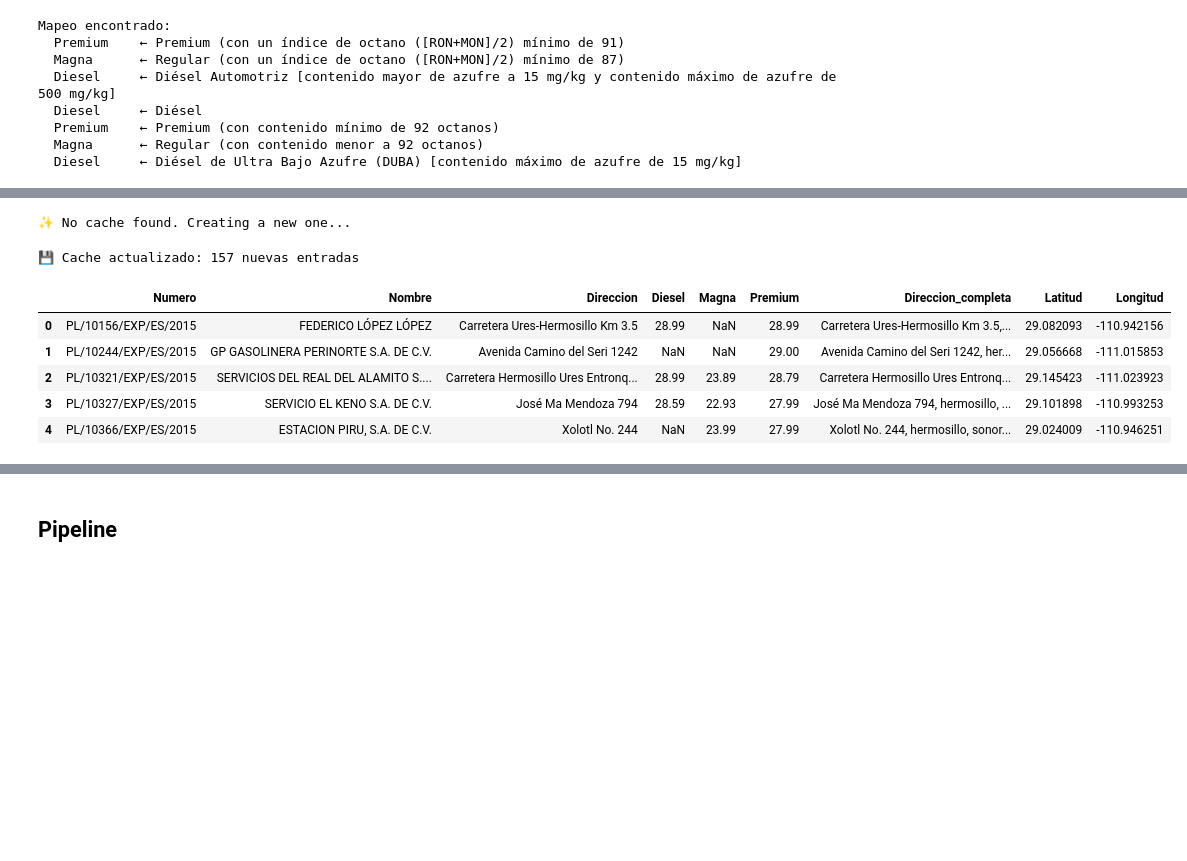
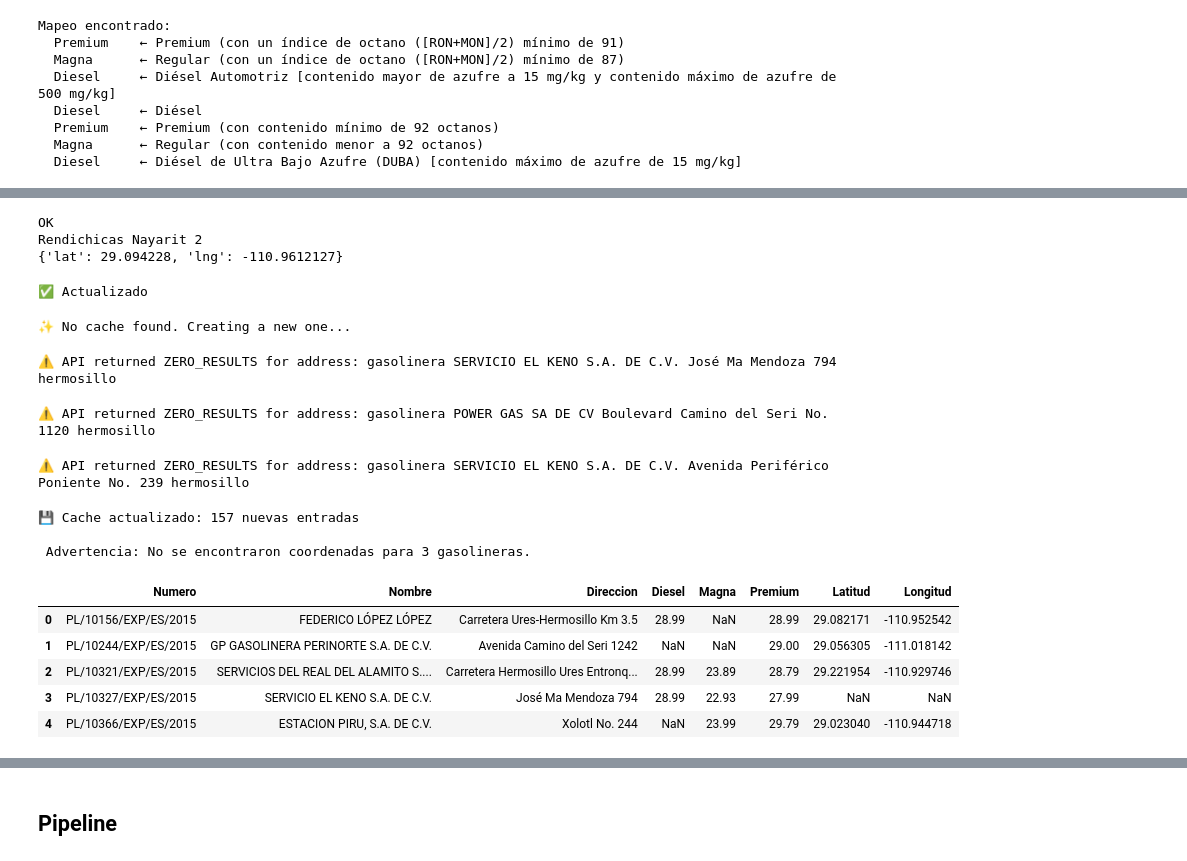
Before and after one commit to anmerino-pnd/sina, a Jupyter notebook: notebooks/gas_01.ipynb, the cells around one changed output, grey strips where cells are left out. Saved outputs shown, nothing was run; the diff lists cells and outputs as text; code cells hidden in the pictures; blank space fills up the shorter version.

```diff
--- a/notebooks/gas_01.ipynb
+++ b/notebooks/gas_01.ipynb
@@ -13,7 +13,7 @@ from sina.config.credentials import gasolina_api_rest, google_api_key
 
 CACHE_FILE = Path("gasolineras_coordenadas.json")
 base_dir = GAS_DATA
-CIUDAD  = "hermosillo"
+MUNICIPIO  = "hermosillo"
 ESTADO  = "sonora"
 PAIS    = "mexico"
 # %% [output]
@@ -172,6 +171,0 @@ Gasolineras únicas : 157
-# %%
-df_pivot["Direccion_completa"] = (
-    df_pivot["Direccion"]+ ", " + CIUDAD + ", " + ESTADO + ", " + PAIS
-)
-
-df_pivot.head()
@@ -191 +178,42 @@ df_pivot[df_pivot['Nombre'] == "FONDO EMPRESARIAL S4M, S.A. DE C.V."]
+# %%
+import requests
+
+query   = f"gasolinera ESTACIÓN PIRU S.A. DE C.V. Boulevard Luis Encinas Y Manuel R. Bobadilla S/N., {MUNICIPIO}"
+
+response = requests.get(
+    "https://maps.googleapis.com/maps/api/place/textsearch/json",
+    params={
+        "query"   : query,
+        "key"     : google_api_key,
+        "language": "es",
+        "region"  : "mx",
+    }
+)
+
+data = response.json()
+print(data['status'])
+print(data['results'][0]['name'])
+print(data['results'][0]['geometry']['location'])
+# %% [output]
+OK
+Rendichicas Nayarit 2
+{'lat': 29.094228, 'lng': -110.9612127}
+# %%
+import sqlite3
+
+conn = sqlite3.connect("../datos/db/sina_data.db")
+cursor = conn.cursor()
+
+cursor.execute("""
+    UPDATE precio_gasolina
+    SET latitud  = 29.094228,
+        longitud = -110.9612127
+    WHERE numero = 'PL/4272/EXP/ES/2015'
+""")
+
+conn.commit()
+conn.close()
+print("✅ Actualizado")
+# %% [output]
+✅ Actualizado
 # %%
@@ -261,24 +304,34 @@ def geocode_dataframe(df: pd.DataFrame, api_key: str, cache_path: Path) -> pd.Da
     return df_final
 # %%
-output_dir = GAS_DATA / CIUDAD
-CACHE_FILE = output_dir / Path(f"gasolineras_{CIUDAD}.json")
+output_dir = GAS_DATA / MUNICIPIO
+CACHE_FILE = output_dir / Path(f"gasolineras_{MUNICIPIO}.json")
 
-df_geocoded = geocode_dataframe(df_pivot, google_api_key, CACHE_FILE)
+df_geocoded = geocode_dataframe(
+    df_pivot,
+    ESTADO,
+    MUNICIPIO,
+    google_api_key,
+    CACHE_FILE)
 
 fallidas = df_geocoded[df_geocoded["Latitud"].isnull()]
 if not fallidas.empty:
     print(f"\n Advertencia: No se encontraron coordenadas para {len(fallidas)} gasolineras.")
 
 df_geocoded.head()
 # %% [output]
 ✨ No cache found. Creating a new one...
-💾 Cache actualizado: 157 nuevas entradas
+⚠️ API returned ZERO_RESULTS for address: gasolinera SERVICIO EL KENO S.A. DE C.V. José Ma Mendoza 794 hermosillo
+⚠️ API returned ZERO_RESULTS for address: gasolinera POWER GAS SA DE CV Boulevard Camino del Seri No. 1120 hermosillo
+⚠️ API returned ZERO_RESULTS for address: gasolinera SERVICIO EL KENO S.A. DE C.V. Avenida Periférico Poniente No. 239 hermosillo
+💾 Cache actualizado: 157 nuevas entradas
+
+ Advertencia: No se encontraron coordenadas para 3 gasolineras.
-|  | Numero | Nombre | Direccion | Diesel | Magna | Premium | Direccion_completa | Latitud | Longitud |
-| 0 | PL/10156/EXP/ES/2015 | FEDERICO LÓPEZ LÓPEZ | Carretera Ures-Hermosillo Km 3.5 | 28.99 | NaN | 28.99 | Carretera Ures-Hermosillo Km 3.5,... | 29.082093 | -110.942156 |
-| 1 | PL/10244/EXP/ES/2015 | GP GASOLINERA PERINORTE S.A. DE C.V. | Avenida Camino del Seri 1242 | NaN | NaN | 29.00 | Avenida Camino del Seri 1242, her... | 29.056668 | -111.015853 |
-| 2 | PL/10321/EXP/ES/2015 | SERVICIOS DEL REAL DEL ALAMITO S.... | Carretera Hermosillo Ures Entronq... | 28.99 | 23.89 | 28.79 | Carretera Hermosillo Ures Entronq... | 29.145423 | -111.023923 |
-| 3 | PL/10327/EXP/ES/2015 | SERVICIO EL KENO S.A. DE C.V. | José Ma Mendoza 794 | 28.59 | 22.93 | 27.99 | José Ma Mendoza 794, hermosillo, ... | 29.101898 | -110.993253 |
-| 4 | PL/10366/EXP/ES/2015 | ESTACION PIRU, S.A. DE C.V. | Xolotl No. 244 | NaN | 23.99 | 27.99 | Xolotl No. 244, hermosillo, sonor... | 29.024009 | -110.946251 |
+|  | Numero | Nombre | Direccion | Diesel | Magna | Premium | Latitud | Longitud |
+| 0 | PL/10156/EXP/ES/2015 | FEDERICO LÓPEZ LÓPEZ | Carretera Ures-Hermosillo Km 3.5 | 28.99 | NaN | 28.99 | 29.082171 | -110.952542 |
+| 1 | PL/10244/EXP/ES/2015 | GP GASOLINERA PERINORTE S.A. DE C.V. | Avenida Camino del Seri 1242 | NaN | NaN | 29.00 | 29.056305 | -111.018142 |
+| 2 | PL/10321/EXP/ES/2015 | SERVICIOS DEL REAL DEL ALAMITO S.... | Carretera Hermosillo Ures Entronq... | 28.99 | 23.89 | 28.79 | 29.221954 | -110.929746 |
+| 3 | PL/10327/EXP/ES/2015 | SERVICIO EL KENO S.A. DE C.V. | José Ma Mendoza 794 | 28.99 | 22.93 | 27.99 | NaN | NaN |
+| 4 | PL/10366/EXP/ES/2015 | ESTACION PIRU, S.A. DE C.V. | Xolotl No. 244 | NaN | 23.99 | 29.79 | 29.023040 | -110.944718 |
 # %%
 import folium
 import pandas as pd
```
Also changed, not shown: parts of 5 cells of this notebook, 8 other files.
